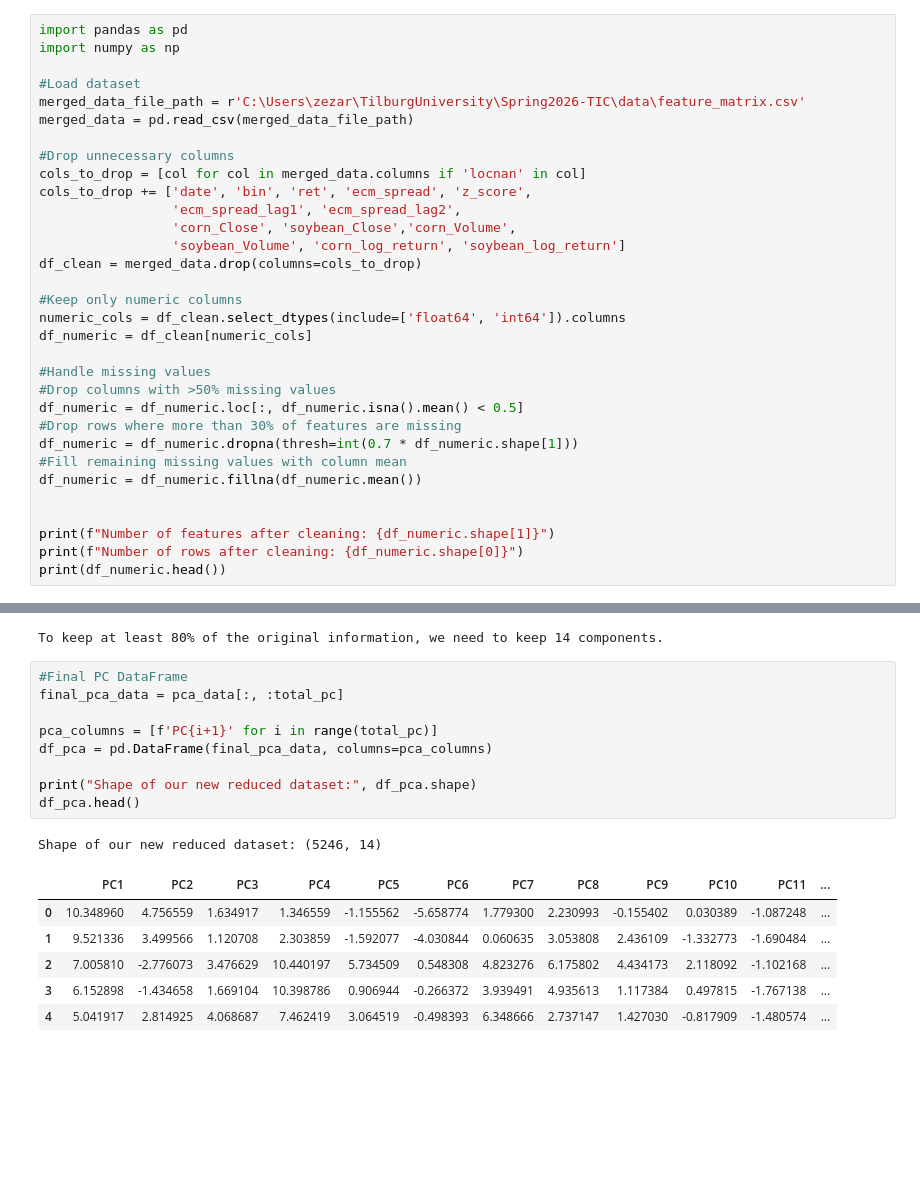
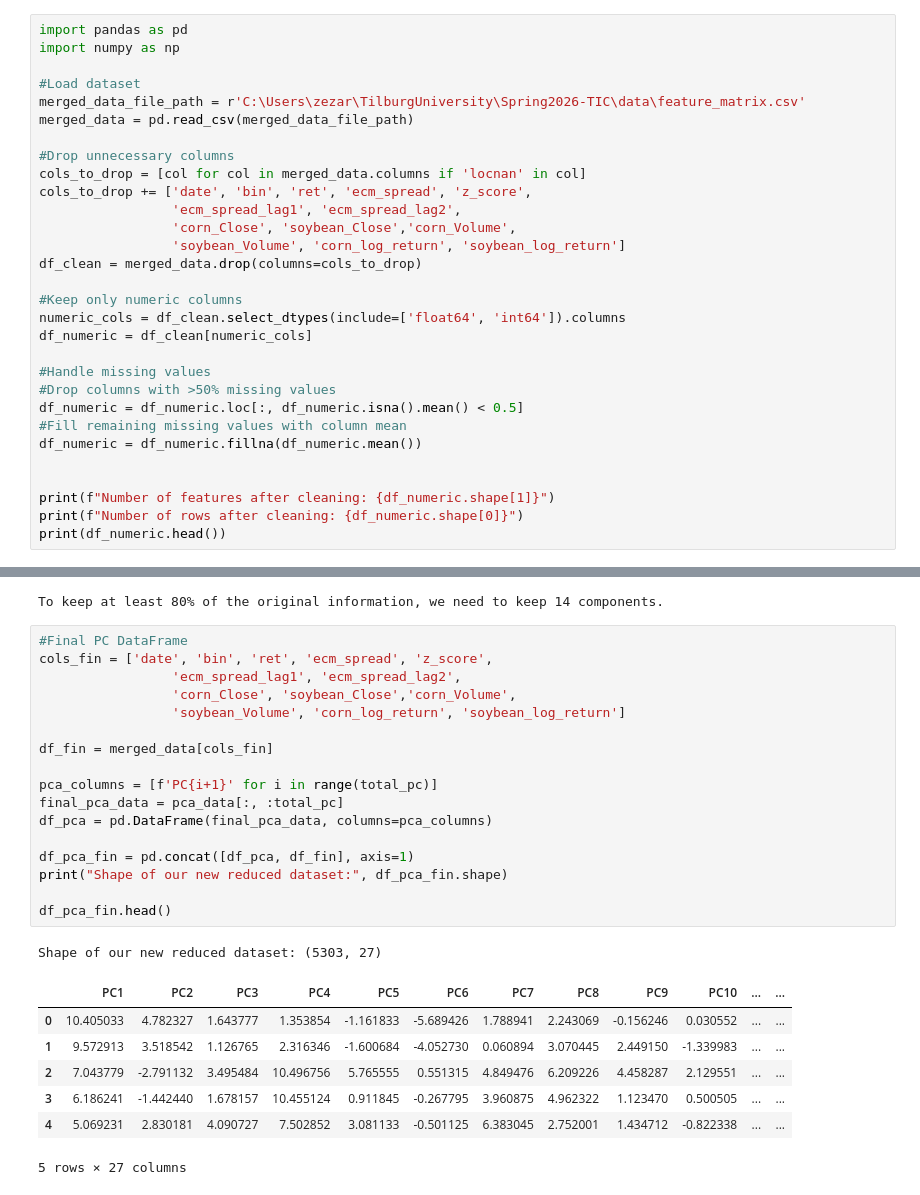
Before and after one commit to wiktorgrocholewski/Spring2026-TIC, a Jupyter notebook: 4_feature_selection/PCA_Artem.ipynb, the cells around one changed output, grey strips where cells are left out. Saved outputs shown, nothing was run; the diff lists cells and outputs as text; blank space fills up the shorter version.

```diff
--- a/4_feature_selection/PCA_Artem.ipynb
+++ b/4_feature_selection/PCA_Artem.ipynb
@@ -21,8 +21,6 @@ df_numeric = df_clean[numeric_cols]
 #Handle missing values
 #Drop columns with >50% missing values
 df_numeric = df_numeric.loc[:, df_numeric.isna().mean() < 0.5]
-#Drop rows where more than 30% of features are missing
-df_numeric = df_numeric.dropna(thresh=int(0.7 * df_numeric.shape[1]))
 #Fill remaining missing values with column mean
 df_numeric = df_numeric.fillna(df_numeric.mean())
 
@@ -127,18 +126,27 @@ print(f"To keep at least {target_variance}% of the original information, we need
 To keep at least 80% of the original information, we need to keep 14 components.
 # %%
 #Final PC DataFrame
-final_pca_data = pca_data[:, :total_pc]
+cols_fin = ['date', 'bin', 'ret', 'ecm_spread', 'z_score',
+                 'ecm_spread_lag1', 'ecm_spread_lag2',
+                 'corn_Close', 'soybean_Close','corn_Volume',
+                 'soybean_Volume', 'corn_log_return', 'soybean_log_return']
+
+df_fin = merged_data[cols_fin]
 
 pca_columns = [f'PC{i+1}' for i in range(total_pc)]
+final_pca_data = pca_data[:, :total_pc]
 df_pca = pd.DataFrame(final_pca_data, columns=pca_columns)
 
-print("Shape of our new reduced dataset:", df_pca.shape)
-df_pca.head()
+df_pca_fin = pd.concat([df_pca, df_fin], axis=1)
+print("Shape of our new reduced dataset:", df_pca_fin.shape)
+
+df_pca_fin.head()
 # %% [output]
-Shape of our new reduced dataset: (5246, 14)
+Shape of our new reduced dataset: (5303, 27)
-|  | PC1 | PC2 | PC3 | PC4 | PC5 | PC6 | PC7 | PC8 | PC9 | PC10 | PC11 | ... |
-| 0 | 10.348960 | 4.756559 | 1.634917 | 1.346559 | -1.155562 | -5.658774 | 1.779300 | 2.230993 | -0.155402 | 0.030389 | -1.087248 | ... |
-| 1 | 9.521336 | 3.499566 | 1.120708 | 2.303859 | -1.592077 | -4.030844 | 0.060635 | 3.053808 | 2.436109 | -1.332773 | -1.690484 | ... |
-| 2 | 7.005810 | -2.776073 | 3.476629 | 10.440197 | 5.734509 | 0.548308 | 4.823276 | 6.175802 | 4.434173 | 2.118092 | -1.102168 | ... |
-| 3 | 6.152898 | -1.434658 | 1.669104 | 10.398786 | 0.906944 | -0.266372 | 3.939491 | 4.935613 | 1.117384 | 0.497815 | -1.767138 | ... |
-| 4 | 5.041917 | 2.814925 | 4.068687 | 7.462419 | 3.064519 | -0.498393 | 6.348666 | 2.737147 | 1.427030 | -0.817909 | -1.480574 | ... |
+|  | PC1 | PC2 | PC3 | PC4 | PC5 | PC6 | PC7 | PC8 | PC9 | PC10 | ... | ... |
+| 0 | 10.405033 | 4.782327 | 1.643777 | 1.353854 | -1.161833 | -5.689426 | 1.788941 | 2.243069 | -0.156246 | 0.030552 | ... | ... |
+| 1 | 9.572913 | 3.518542 | 1.126765 | 2.316346 | -1.600684 | -4.052730 | 0.060894 | 3.070445 | 2.449150 | -1.339983 | ... | ... |
+| 2 | 7.043779 | -2.791132 | 3.495484 | 10.496756 | 5.765555 | 0.551315 | 4.849476 | 6.209226 | 4.458287 | 2.129551 | ... | ... |
+| 3 | 6.186241 | -1.442440 | 1.678157 | 10.455124 | 0.911845 | -0.267795 | 3.960875 | 4.962322 | 1.123470 | 0.500505 | ... | ... |
+| 4 | 5.069231 | 2.830181 | 4.090727 | 7.502852 | 3.081133 | -0.501125 | 6.383045 | 2.752001 | 1.434712 | -0.822338 | ... | ... |
+5 rows × 27 columns
```
Also changed, not shown: parts of 4 cells of this notebook, 1 other file.
